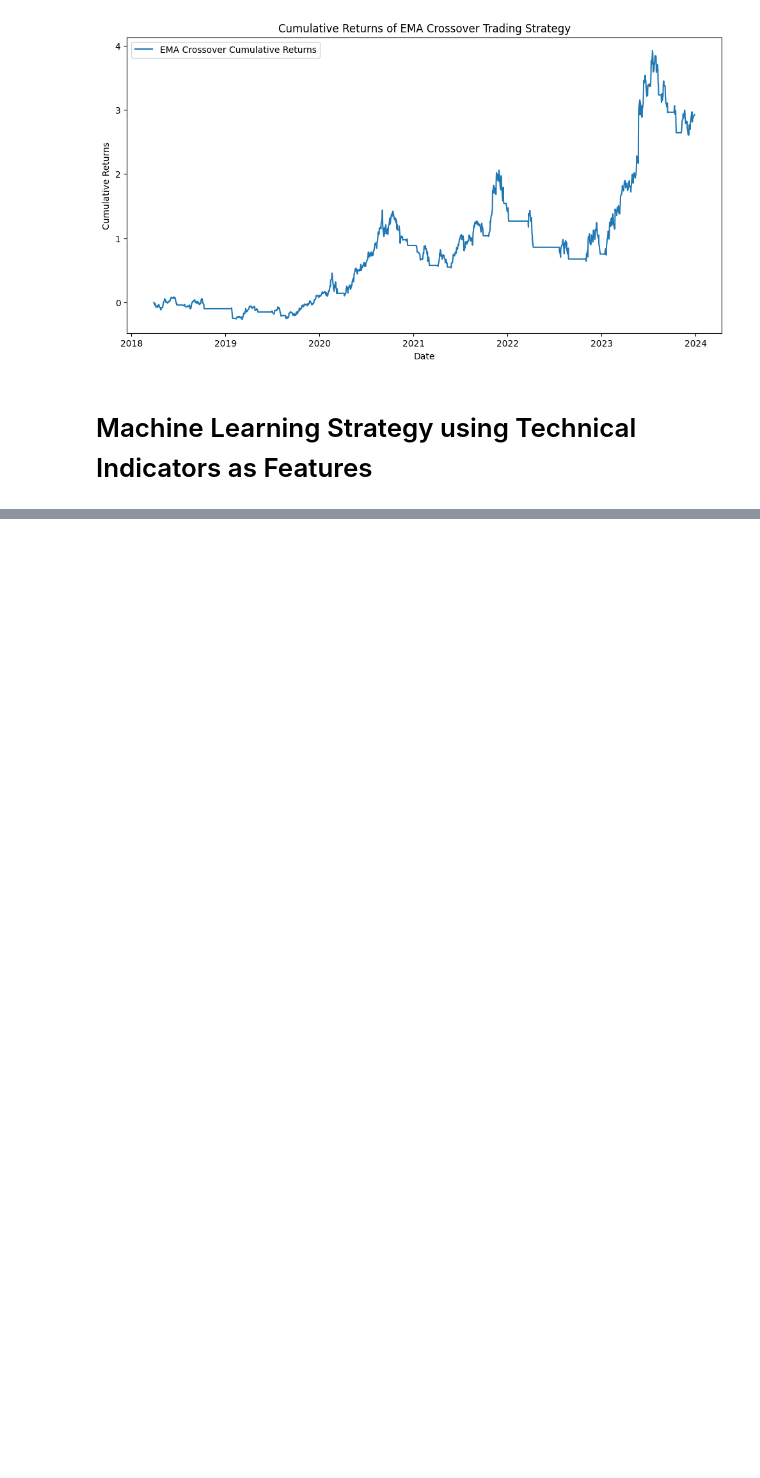
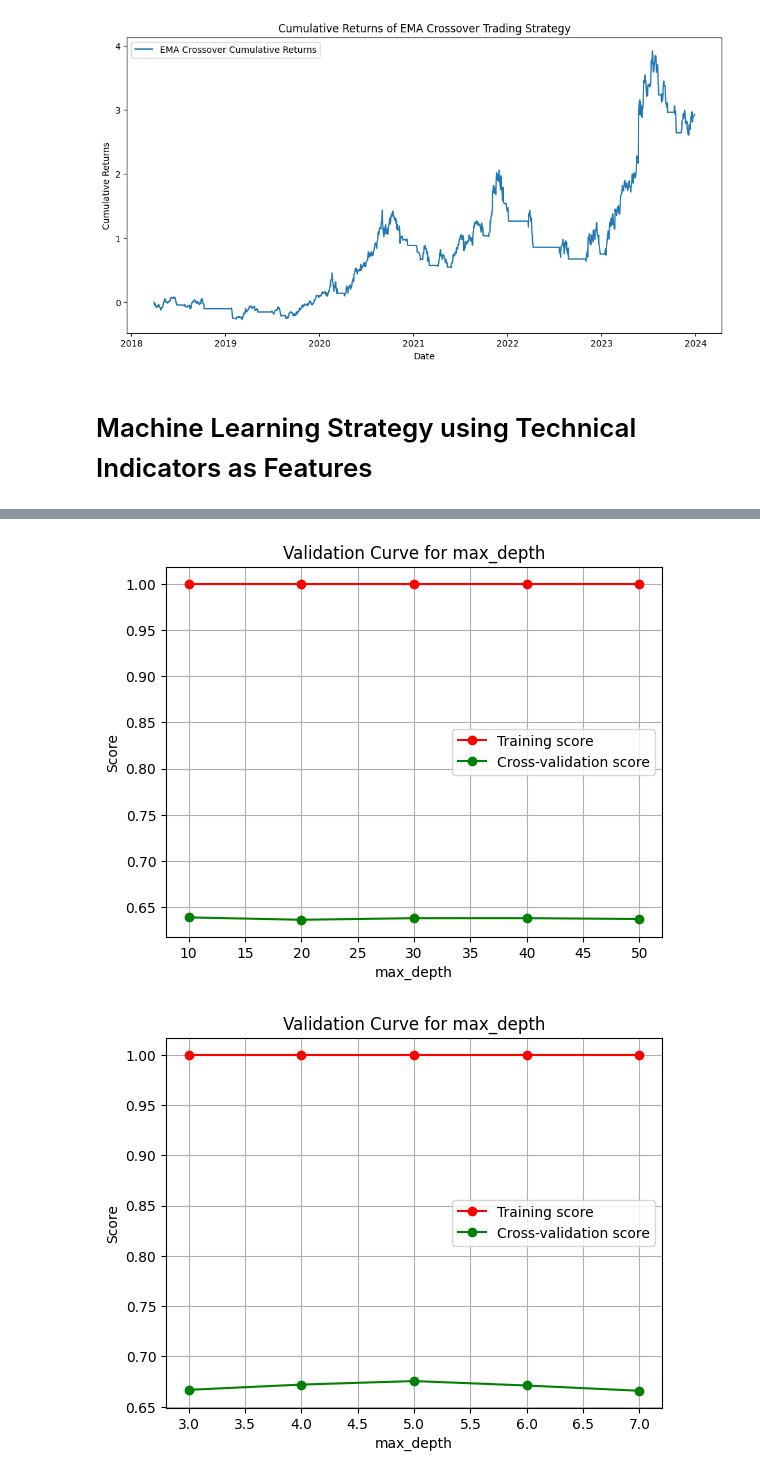
Before and after one commit to astronaut505/tradingtroll, a Jupyter notebook: buyorbye.ipynb, the cells around one changed output, grey strips where cells are left out. Cells and saved outputs as stored; diff of their text form; code cells hidden in the pictures; blank space fills up the shorter version.

```diff
--- a/buyorbye.ipynb
+++ b/buyorbye.ipynb
@@ -320,0 +371,26 @@ plt.show()
+# %%
+from sklearn.model_selection import validation_curve
+
+def plot_validation_curve(estimator, X, y, param_name, param_range, cv=5):
+    train_scores, test_scores = validation_curve(estimator, X, y, param_name=param_name, param_range=param_range, cv=cv, n_jobs=-1)
+    train_scores_mean = np.mean(train_scores, axis=1)
+    test_scores_mean = np.mean(test_scores, axis=1)
+
+    plt.figure()
+    plt.plot(param_range, train_scores_mean, 'o-', color="r", label="Training score")
+    plt.plot(param_range, test_scores_mean, 'o-', color="g", label="Cross-validation score")
+    plt.title(f'Validation Curve for {param_name}')
+    plt.xlabel(f'{param_name}')
+    plt.ylabel('Score')
+    plt.legend(loc="best")
+    plt.grid()
+    plt.show()
+
+# Validation curve for max_depth in RandomForest
+plot_validation_curve(RandomForestClassifier(), X_train, y_train, 'max_depth', [10, 20, 30, 40, 50])
+
+# Validation curve for max_depth in XGBoost
+plot_validation_curve(XGBClassifier(), X_train, y_train, 'max_depth', [3, 4, 5, 6, 7])
+# %% [output]
+[figure, added]
+[figure, added]
```
Also changed, not shown: parts of 11 cells of this notebook.
